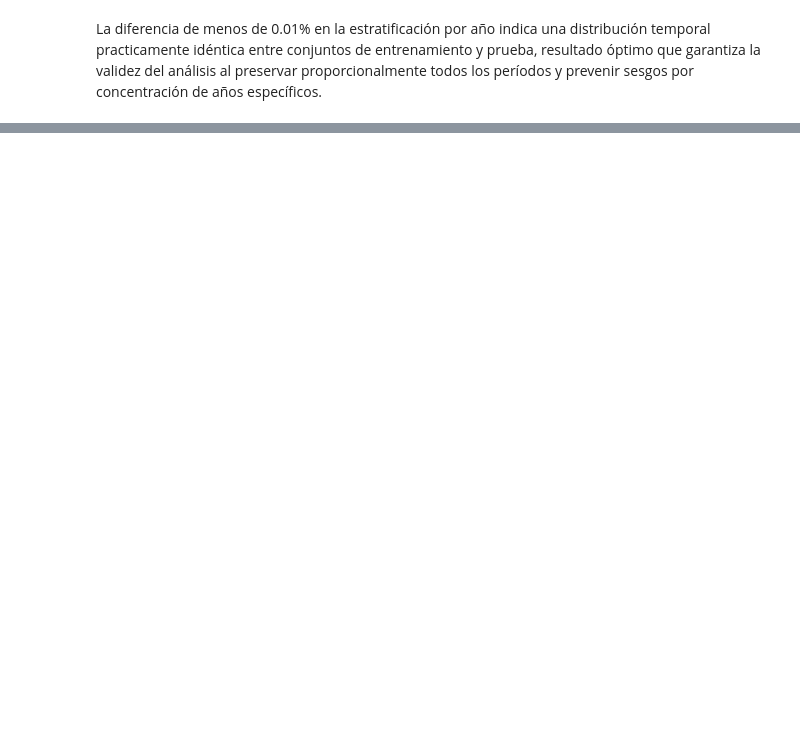
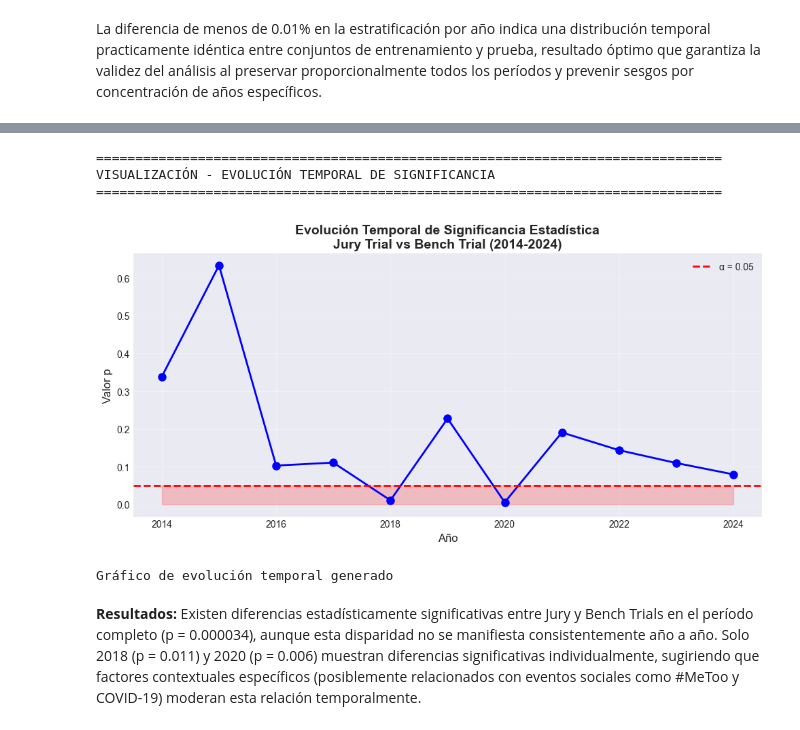
Before and after one commit to ElBrancho04/Analisis-Estadistico-Juicios-Civiles-en-EU, a Jupyter notebook: proyecto_juicios_civiles.ipynb, the cells around one changed output, grey strips where cells are left out. Drawn from its saved outputs; the diff is of its cells as text; code cells hidden in the pictures; blank space fills up the shorter version.

```diff
--- a/proyecto_juicios_civiles.ipynb
+++ b/proyecto_juicios_civiles.ipynb
@@ -1225,0 +1500,43 @@ La diferencia de menos de 0.01% en la estratificación por año indica una distr
+# %%
+# VISUALIZACIÓN EVOLUCIÓN TEMPORAL
+print("\n" + "="*80)
+print("VISUALIZACIÓN - EVOLUCIÓN TEMPORAL DE SIGNIFICANCIA")
+print("="*80)
+
+# Preparar DataFrame para visualización
+pvalues_data = []
+for year in range(2014, 2025):
+    subset = df_trials[df_trials['Filing_Year'] == year]
+    if len(subset) >= 10:
+        jury_year = subset[subset['Resolution_Method'] == 'Jury Trial']['Award_Amount_2024']
+        bench_year = subset[subset['Resolution_Method'] == 'Bench Trial']['Award_Amount_2024']
+        if len(jury_year) >= 5 and len(bench_year) >= 5:
+            _, p_year = mannwhitneyu(jury_year, bench_year, alternative='two-sided')
+            pvalues_data.append({'Year': year, 'p_value': p_year})
+
+df_pvalues = pd.DataFrame(pvalues_data)
+
+# Crear gráfico
+plt.figure(figsize=(10, 5))
+plt.plot(df_pvalues['Year'], df_pvalues['p_value'], 'bo-', linewidth=2, markersize=8)
+plt.axhline(y=0.05, color='r', linestyle='--', linewidth=2, label='α = 0.05')
+plt.fill_between(df_pvalues['Year'], 0, 0.05, alpha=0.2, color='red')
+
+plt.xlabel('Año', fontsize=12)
+plt.ylabel('Valor p', fontsize=12)
+plt.title('Evolución Temporal de Significancia Estadística\nJury Trial vs Bench Trial (2014-2024)',
+          fontsize=14, fontweight='bold')
+plt.legend()
+plt.grid(True, alpha=0.3)
+plt.tight_layout()
+plt.show()
+
+print("Gráfico de evolución temporal generado")
+# %% [output]
+================================================================================
+VISUALIZACIÓN - EVOLUCIÓN TEMPORAL DE SIGNIFICANCIA
+================================================================================
+[figure, added]
+Gráfico de evolución temporal generado
+# %% [markdown]
+**Resultados:** Existen diferencias estadísticamente significativas entre Jury y Bench Trials en el período completo (p = 0.000034), aunque esta disparidad no se manifiesta consistentemente año a año. Solo 2018 (p = 0.011) y 2020 (p = 0.006) muestran diferencias significativas individualmente, sugiriendo que factores contextuales específicos (posiblemente relacionados con eventos sociales como #MeToo y COVID-19) moderan esta relación temporalmente.
```
Also changed, not shown: parts of 12 cells of this notebook.
